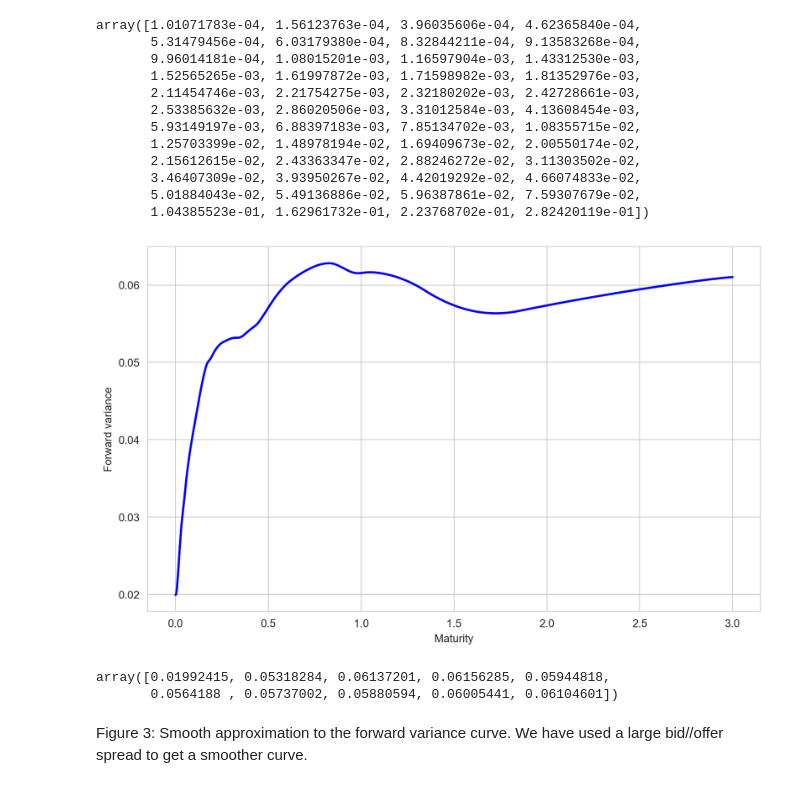
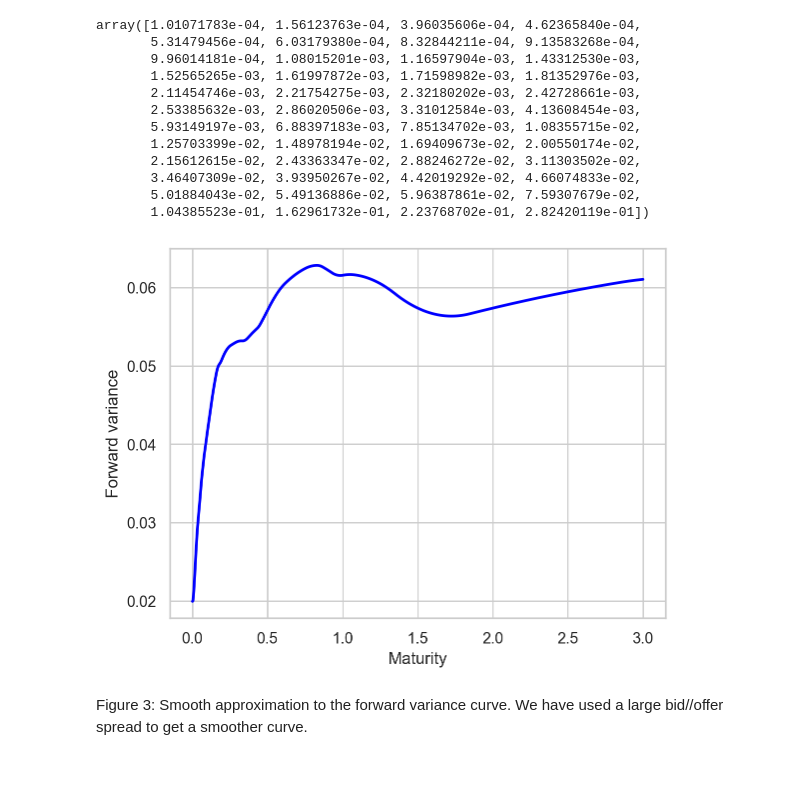
Before and after one commit to jgatheral/QuadraticRoughHeston, a Jupyter notebook: Python/forward_variance_curve_construction.ipynb, the cells around one changed output. Cells and saved outputs as stored; diff of their text form; code cells hidden in the pictures.

Commit message:
update python install instructions andquick updates notebooks

```diff
--- a/Python/forward_variance_curve_construction.ipynb
+++ b/Python/forward_variance_curve_construction.ipynb
@@ -9,12 +5,15 @@
 # %%
+import matplotlib.pyplot as plt
 import numpy as np
 import pandas as pd
-from utils import plot_ivols_mc, var_swap_robust
-from fwd_var_curve import xi_curve_smooth
-import matplotlib.pyplot as plt
 import seaborn as sns
 
-sns.set_style("whitegrid")
+from fwd_var_curve import xi_curve_smooth
+from utils import plot_ivols_mc, var_swap_robust
+
+%config InlineBackend.figure_format='retina'
+
+sns.set_context("notebook")
 # %% [markdown]
 # Load volatility smiles from 15-Feb-2023
 # %%
@@ -191,26 +190,19 @@ array([1.01071783e-04, 1.56123763e-04, 3.96035606e-04, 4.62365840e-04,
 # %%
 maturities = np.linspace(0, 3, 1000)
 
-fig, ax = plt.subplots(figsize=(10, 6))
+fig, ax = plt.subplots()
 ax.plot(
     maturities,
     xi_smooth_c(maturities),
     color="blue",
     linestyle="-",
     linewidth=2,
 )
 ax.set_xlabel("Maturity")
 ax.set_ylabel("Forward variance")
 plt.show()
 # %% [output]
-[figure, old version]
+[figure, new version]
-# %%
-# Draft:
-u = np.linspace(0, 3, 10)
-xi_smooth_c(u)
-# %% [output]
-array([0.01992415, 0.05318284, 0.06137201, 0.06156285, 0.05944818,
-       0.0564188 , 0.05737002, 0.05880594, 0.06005441, 0.06104601])
 # %% [markdown]
 Figure 3: Smooth approximation to the forward variance curve. We have used a large bid//offer spread to get a smoother curve.
 # %% [markdown]
```
Also changed, not shown: parts of 4 cells of this notebook, 4 other files.
